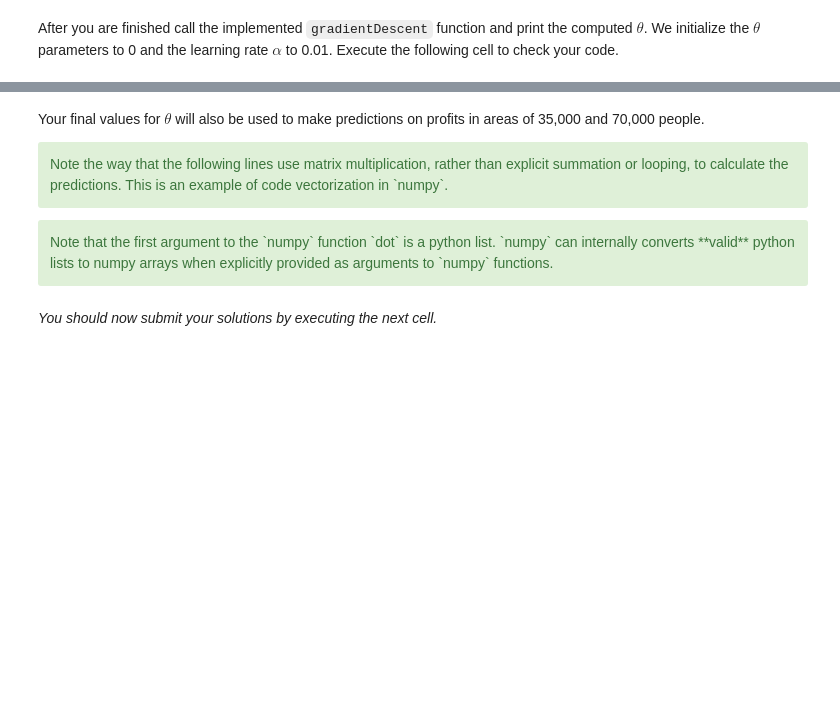
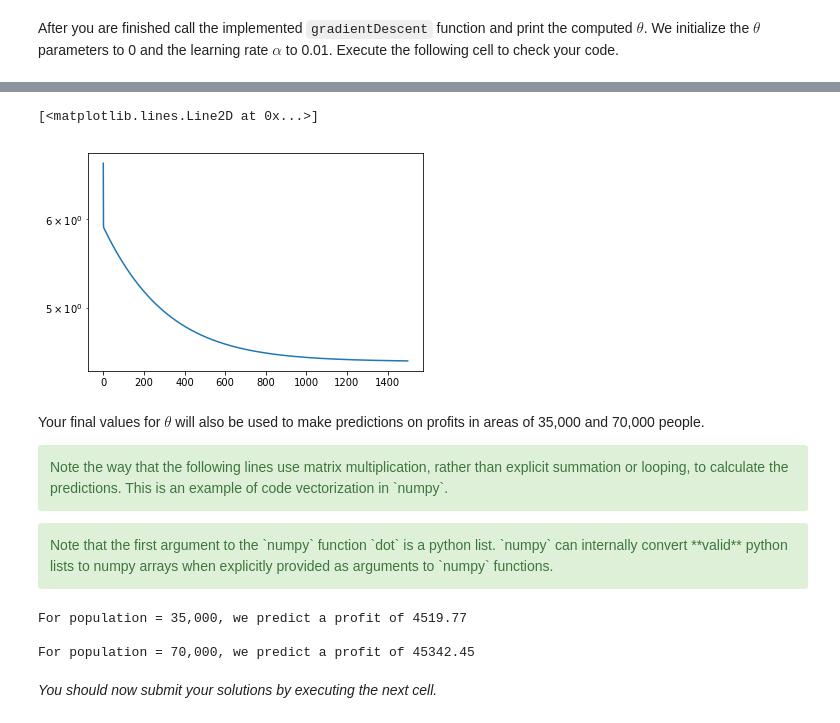
Before and after one commit to ishivvers/ml-coursera-python-assignments, a Jupyter notebook: Exercise1/exercise1.ipynb, the cells around one changed output, grey strips where cells are left out. Drawn from its saved outputs; the diff is of its cells as text; code cells hidden in the pictures; blank space fills up the shorter version.

Commit message:
partway through first assignment

```diff
--- a/Exercise1/exercise1.ipynb
+++ b/Exercise1/exercise1.ipynb
@@ -395,6 +389,13 @@ Given the above, the function `np.dot` which we will use for all matrix/vector m
 <div>
 <a id="gradientDescent"></a>
 # %%
+def _gradient(X, y, theta):
+    y_pred = _hypothesis(X, theta)
+    gradient = np.empty(2)
+    for i in range(X.shape[1]):
+        gradient[i] = np.sum((y_pred - y) * X[:, i])
+    return gradient
+
 def gradientDescent(X, y, theta, alpha, num_iters):
     """
     Performs gradient descent to learn `theta`. Updates theta by taking `num_iters`
@@ -405,7 +406,7 @@ def gradientDescent(X, y, theta, alpha, num_iters):
     X : array_like
         The input dataset of shape (m x n+1).
 
-    y : arra_like
+    y : array_like
         Value at given features. A vector of shape (m, ).
 
     theta : array_like
@@ -444,10 +445,9 @@ def gradientDescent(X, y, theta, alpha, num_iters):
 
     for i in range(num_iters):
         # ==================== YOUR CODE HERE =================================
-
-
+        updates = alpha * y.size**-1 * _gradient(X, y, theta)
+        theta -= updates
         # =====================================================================
-
         # save the cost J in every iteration
         J_history.append(computeCost(X, y, theta))
 
@@ -477,3 +482,9 @@ pyplot.legend(['Training data', 'Linear regression']);
+# %%
+pyplot.figure()
+pyplot.semilogy(J_history)
+# %% [output]
+[<matplotlib.lines.Line2D at 0x...>]
+[figure, added]
 # %% [markdown]
 Your final values for $\theta$ will also be used to make predictions on profits in areas of 35,000 and 70,000 people.
 
@@ -482,7 +493,7 @@ Note the way that the following lines use matrix multiplication, rather than exp
 </div>
 
 <div class="alert alert-block alert-success">
-Note that the first argument to the `numpy` function `dot` is a python list. `numpy` can internally converts **valid** python lists to numpy arrays when explicitly provided as arguments to `numpy` functions.
+Note that the first argument to the `numpy` function `dot` is a python list. `numpy` can internally convert **valid** python lists to numpy arrays when explicitly provided as arguments to `numpy` functions.
 </div>
 # %%
 # Predict values for population sizes of 35,000 and 70,000
@@ -491,6 +502,10 @@ print('For population = 35,000, we predict a profit of {:.2f}\n'.format(predict1
 
 predict2 = np.dot([1, 7], theta)
 print('For population = 70,000, we predict a profit of {:.2f}\n'.format(predict2*10000))
+# %% [output]
+For population = 35,000, we predict a profit of 4519.77
+
+For population = 70,000, we predict a profit of 45342.45
 # %% [markdown]
 *You should now submit your solutions by executing the next cell.*
 # %%
```
Also changed, not shown: parts of 7 cells of this notebook.
